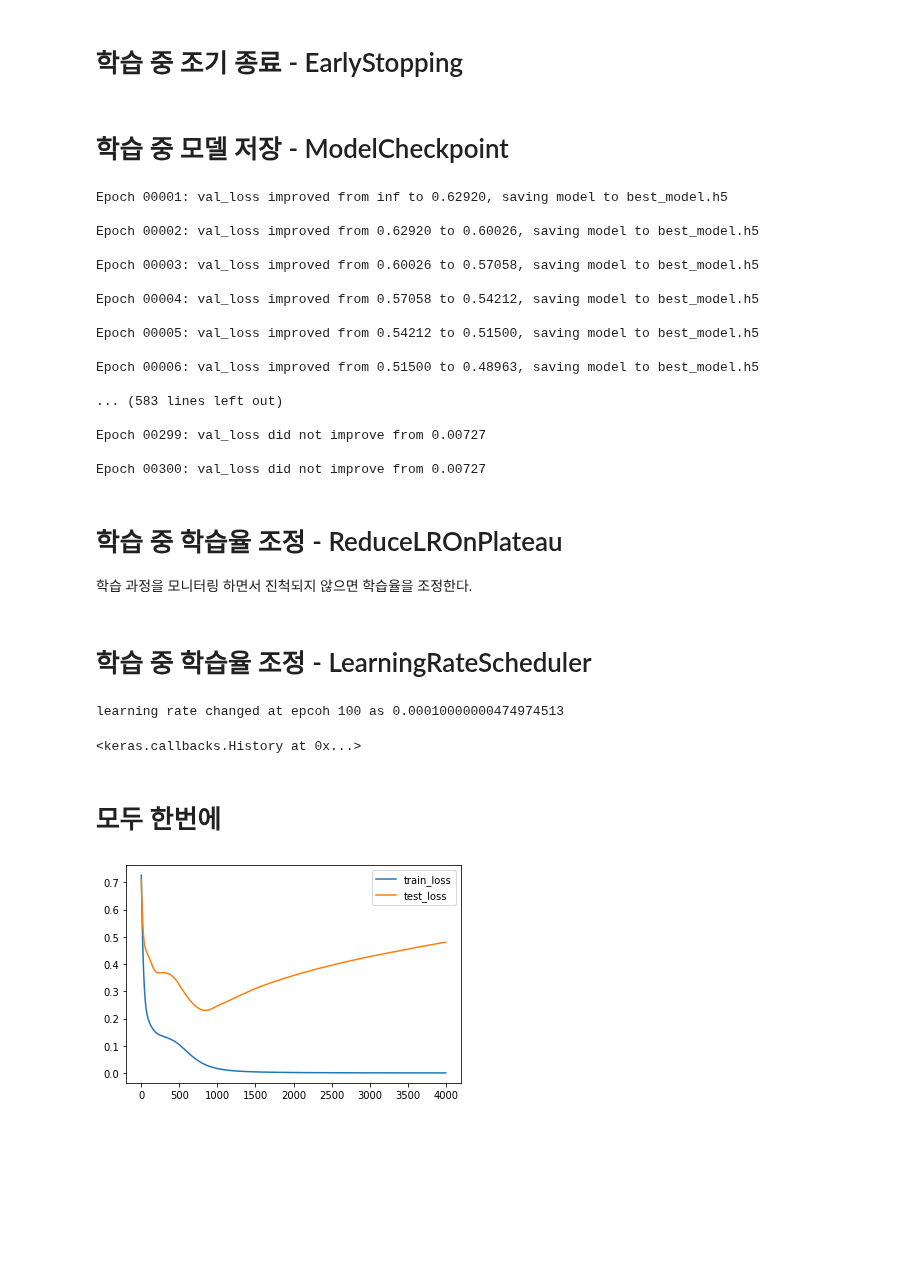
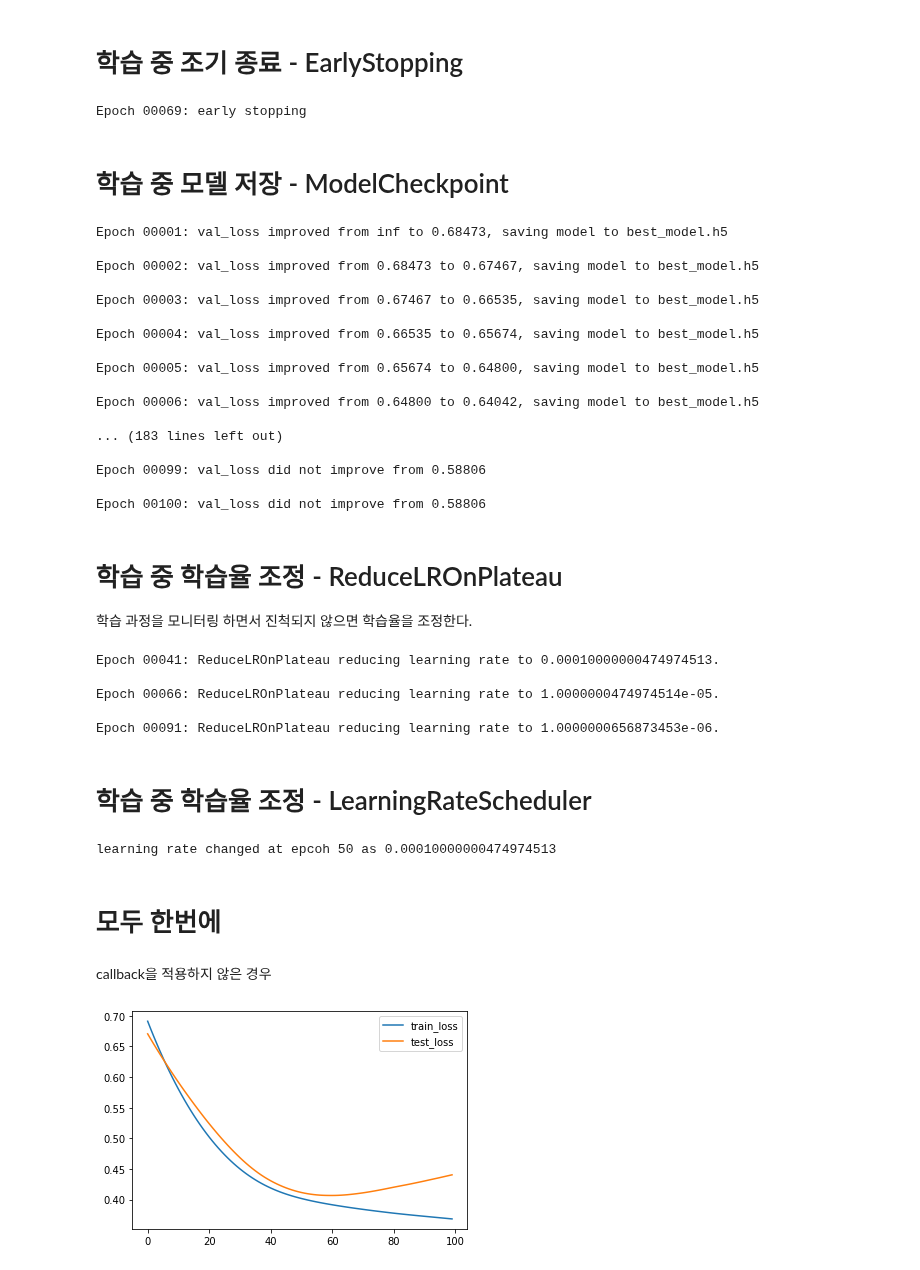
Before and after one commit to dhrim/keras_howto_2021, a Jupyter notebook: class10/keras_callback.ipynb, the cells around one changed output. Cells and saved outputs as stored; diff of their text form; code cells hidden in the pictures; blank space fills up the shorter version.

```diff
--- a/class10/keras_callback.ipynb
+++ b/class10/keras_callback.ipynb
@@ -20,7 +20,7 @@ from sklearn.datasets import make_moons
 
 
 # 데이터 생성
-x, y = make_moons(n_samples=100, noise=0.2, random_state=1)
+x, y = make_moons(n_samples=1000, noise=0.3, random_state=1)
 
 
 # 데이터 그림 그리기
@@ -93,8 +93,10 @@ early_stopping = EarlyStopping(monitor='val_loss',  # 모니터링 대상
                                patience=50,         # 중지까지의 여유분
                                verbose=1)           # 조기 종료 시 출력
 
-history = model.fit(train_x, train_y, epochs=1000, verbose=0, batch_size=20, validation_split=0.1,
+history = model.fit(train_x, train_y, epochs=100, verbose=0, batch_size=20, validation_split=0.1,
           callbacks=[early_stopping])
+# %% [output]
+Epoch 00069: early stopping
 # %% [markdown]
 # 학습 중 모델 저장 - ModelCheckpoint
 # %%
@@ -110,26 +112,26 @@ model_check_point = ModelCheckpoint('best_model.h5',     # 저장될 모델 파
                                     save_best_only=True, # 성능 최고 일Eo만 저장
                                     verbose=1)           # 저장 시 출력
 
-history = model.fit(train_x, train_y, epochs=300, verbose=0, batch_size=20, validation_split=0.1,
+history = model.fit(train_x, train_y, epochs=100, verbose=0, batch_size=20, validation_split=0.1,
           callbacks=[model_check_point])
 # %% [output]
-Epoch 00001: val_loss improved from inf to 0.62920, saving model to best_model.h5
+Epoch 00001: val_loss improved from inf to 0.68473, saving model to best_model.h5
 
-Epoch 00002: val_loss improved from 0.62920 to 0.60026, saving model to best_model.h5
+Epoch 00002: val_loss improved from 0.68473 to 0.67467, saving model to best_model.h5
 
-Epoch 00003: val_loss improved from 0.60026 to 0.57058, saving model to best_model.h5
+Epoch 00003: val_loss improved from 0.67467 to 0.66535, saving model to best_model.h5
 
-Epoch 00004: val_loss improved from 0.57058 to 0.54212, saving model to best_model.h5
+Epoch 00004: val_loss improved from 0.66535 to 0.65674, saving model to best_model.h5
 
-Epoch 00005: val_loss improved from 0.54212 to 0.51500, saving model to best_model.h5
+Epoch 00005: val_loss improved from 0.65674 to 0.64800, saving model to best_model.h5
 
-Epoch 00006: val_loss improved from 0.51500 to 0.48963, saving model to best_model.h5
+Epoch 00006: val_loss improved from 0.64800 to 0.64042, saving model to best_model.h5
 
-... (583 lines left out)
+... (183 lines left out)
 
-Epoch 00299: val_loss did not improve from 0.00727
+Epoch 00099: val_loss did not improve from 0.58806
 
-Epoch 00300: val_loss did not improve from 0.00727
+Epoch 00100: val_loss did not improve from 0.58806
 # %% [markdown]
 # 학습 중 학습율 조정 - ReduceLROnPlateau
 
@@ -150,8 +152,14 @@ reduce_lr = ReduceLROnPlateau(monitor='val_loss', # 모니터링 대상
                               min_learning_rate=0.00001,     # 최소 학습율
                               verbose=1)          # 변경 시 출력
 
-history = model.fit(train_x, train_y, epochs=300, verbose=0, batch_size=20, validation_split=0.1,
+history = model.fit(train_x, train_y, epochs=100, verbose=0, batch_size=20, validation_split=0.1,
           callbacks=[reduce_lr])
+# %% [output]
+Epoch 00041: ReduceLROnPlateau reducing learning rate to 0.00010000000474974513.
+
+Epoch 00066: ReduceLROnPlateau reducing learning rate to 1.0000000474974514e-05.
+
+Epoch 00091: ReduceLROnPlateau reducing learning rate to 1.0000000656873453e-06.
 # %% [markdown]
 # 학습 중 학습율 조정 - LearningRateScheduler
 # %%
@@ -162,7 +170,7 @@ model.compile(loss='binary_crossentropy', optimizer='adam', metrics=['accuracy']
 
 
 def scheduler(epoch, lr):
-  if epoch == 100:
+  if epoch == 50:
     lr = lr*0.1
     print("learning rate changed at epcoh {} as {}".format(epoch, lr))
   return lr
@@ -171,26 +179,26 @@ from tensorflow.keras.callbacks import LearningRateScheduler
 
 lr_scheduler = LearningRateScheduler(scheduler)
 
-model.fit(train_x, train_y, epochs=1000, verbose=0, batch_size=20, validation_split=0.1,
+history = model.fit(train_x, train_y, epochs=100, verbose=0, batch_size=20, validation_split=0.1,
           callbacks=[lr_scheduler])
 # %% [output]
-learning rate changed at epcoh 100 as 0.00010000000474974513
+learning rate changed at epcoh 50 as 0.00010000000474974513
-<keras.callbacks.History at 0x...>
 # %% [markdown]
 # 모두 한번에
+# %% [markdown]
+callback을 적용하지 않은 경우
 # %%
-# copy from https://machinelearningmastery.com/how-to-stop-training-deep-neural-networks-at-the-right-time-using-early-stopping/
-
 model = Sequential()
 model.add(Dense(500, input_shape=(2,), activation='relu'))
 model.add(Dense(1, activation='sigmoid'))
 model.compile(loss='binary_crossentropy', optimizer='adam', metrics=['accuracy'])
 
-history = model.fit(train_x, train_y, validation_data=(test_x, test_y), epochs=4000, verbose=0)
+
+history = model.fit(train_x, train_y, validation_split=0.2, epochs=100, verbose=0)
 
 plt.plot(history.history['loss'], label='train_loss')
 plt.plot(history.history['val_loss'], label='test_loss')
 plt.legend()
 plt.show()
 # %% [output]
-[figure, old version]
+[figure, new version]
```
Also changed, not shown: parts of 4 cells of this notebook.
